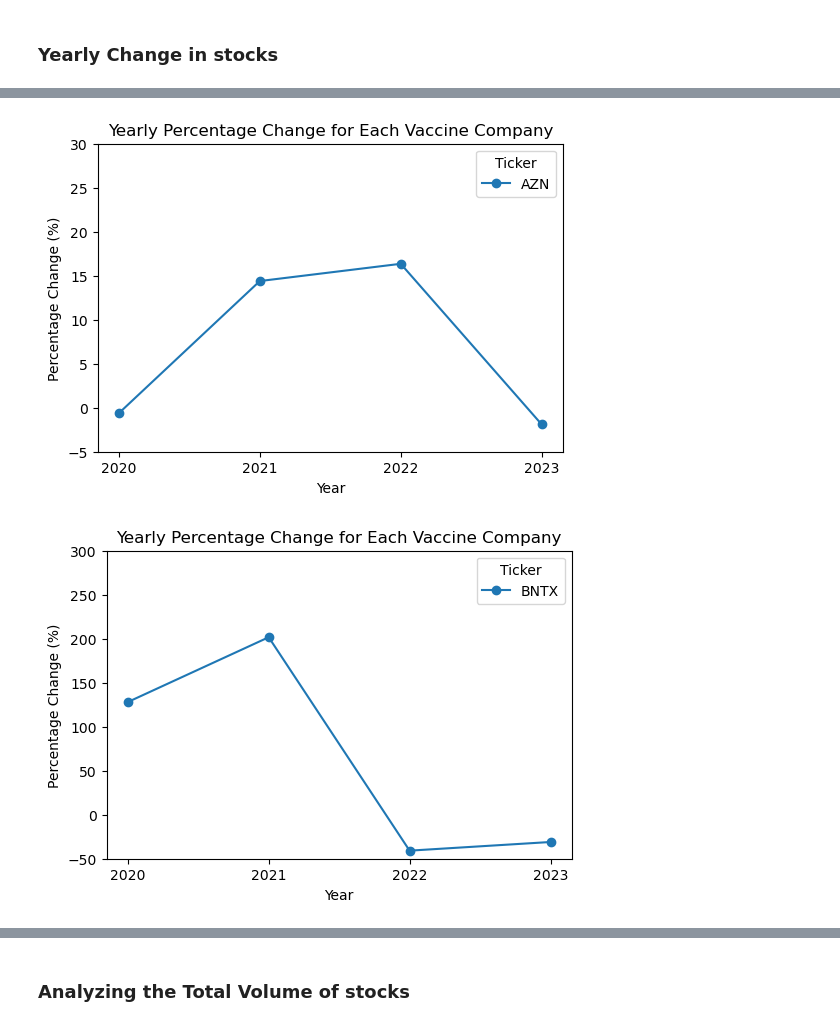
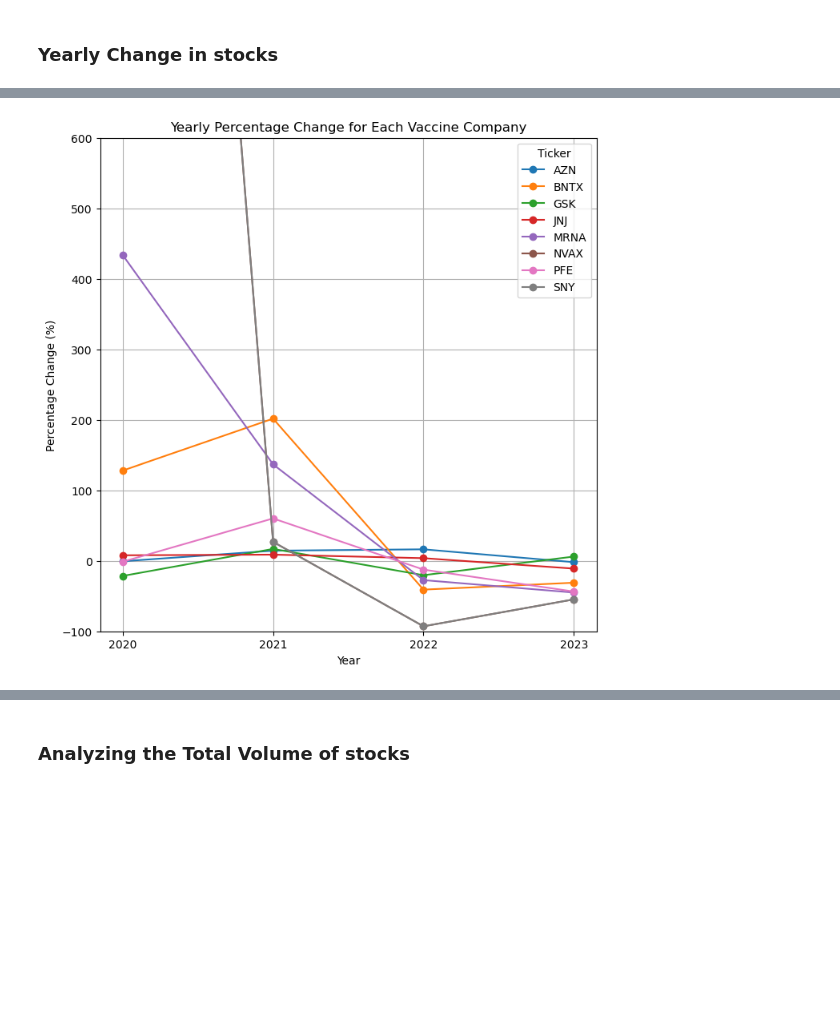
Before and after one commit to nazimben25/project1_group2, a Jupyter notebook: Muskan/stock_analysis.ipynb, the cells around one changed output, grey strips where cells are left out. Saved outputs shown, nothing was run; the diff lists cells and outputs as text; code cells hidden in the pictures; blank space fills up the shorter version.

```diff
--- a/Muskan/stock_analysis.ipynb
+++ b/Muskan/stock_analysis.ipynb
@@ -480,48 +481,30 @@ yearly_change_df
 # %%
- #Create a line chart for vaccine=Astrazeneca
+ #Create a figure and axes
+plt.figure(figsize=(8, 8))
 
-plt.figure(figsize=(6, 4))
+tickers = yearly_change_df.index.unique()
 
-# Select the data for the current ticker
-ticker_data =  yearly_change_df.loc['AZN']
+# Loop through each ticker and plot its data
+for ticker in tickers:
 
-plt.plot(ticker_data['Date'].astype(str), ticker_data['percentage_change'], marker='o', label='AZN')
+    # Select the data for the current ticker
+    ticker_data = yearly_change_df.loc[ticker]
 
+    # Plot the percentage change over the years
+    plt.plot(ticker_data['Date'].astype(str), ticker_data['percentage_change'], marker='o', label=ticker)
+
+# Add labels, title, and legend
 plt.xlabel('Year')
 plt.ylabel('Percentage Change (%)')
 plt.title('Yearly Percentage Change for Each Vaccine Company')
 plt.legend(title='Ticker', loc='upper right')  # Add legend for tickers
 
-plt.ylim(-5, 30)
+plt.ylim(-100, 600)
 
 
-
+plt.grid(True)
 
 
 plt.show()
 # %% [output]
-[figure, old version]
+[figure, new version]
-# %%
-#Create a line chart for vaccine=BNTX
-
-plt.figure(figsize=(6, 4))
-
-# Select the data for the current ticker
-ticker_data =  yearly_change_df.loc['BNTX']
-
-plt.plot(ticker_data['Date'].astype(str), ticker_data['percentage_change'], marker='o', label='BNTX')
-
-plt.xlabel('Year')
-plt.ylabel('Percentage Change (%)')
-plt.title('Yearly Percentage Change for Each Vaccine Company')
-plt.legend(title='Ticker', loc='upper right')  # Add legend for tickers
-
-plt.ylim(-50, 300)
-
-
-
-
-
-plt.show()
-# %% [output]
-[figure, removed]
```
Also changed, not shown: parts of 17 cells of this notebook.
